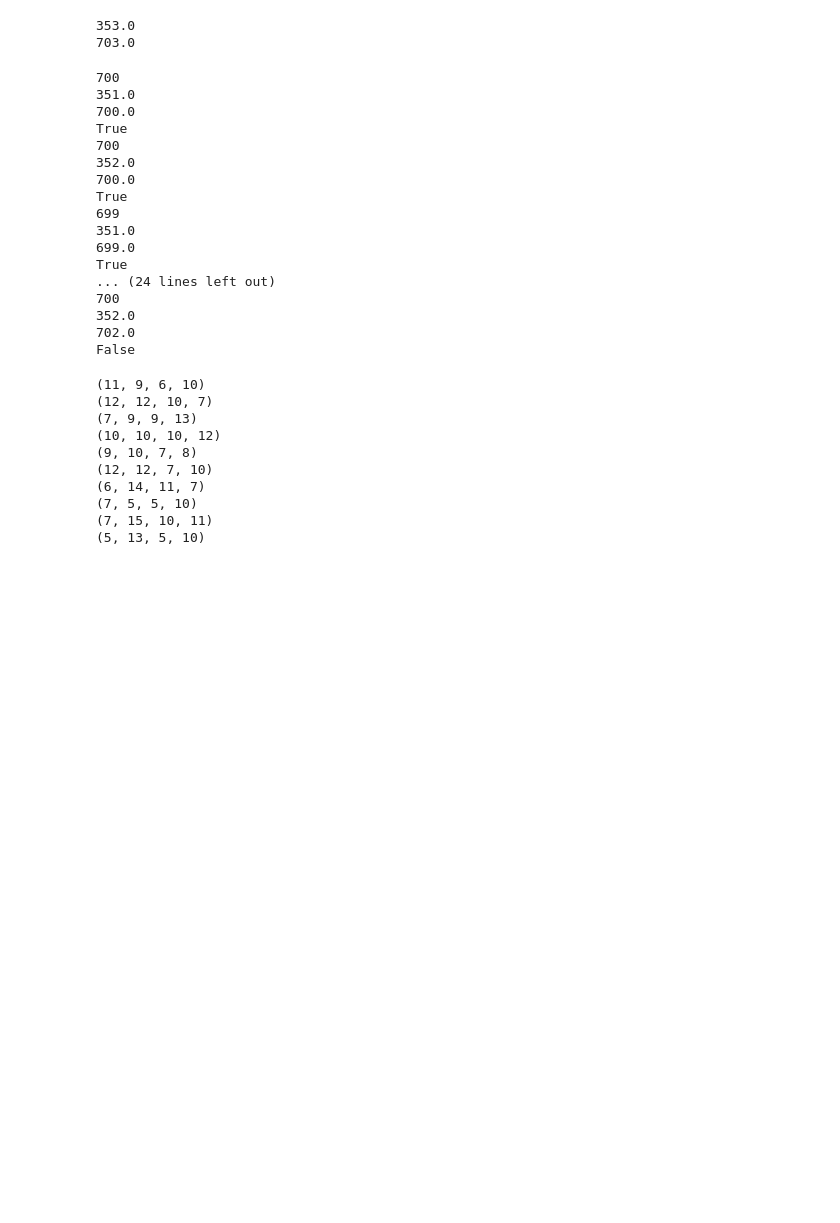
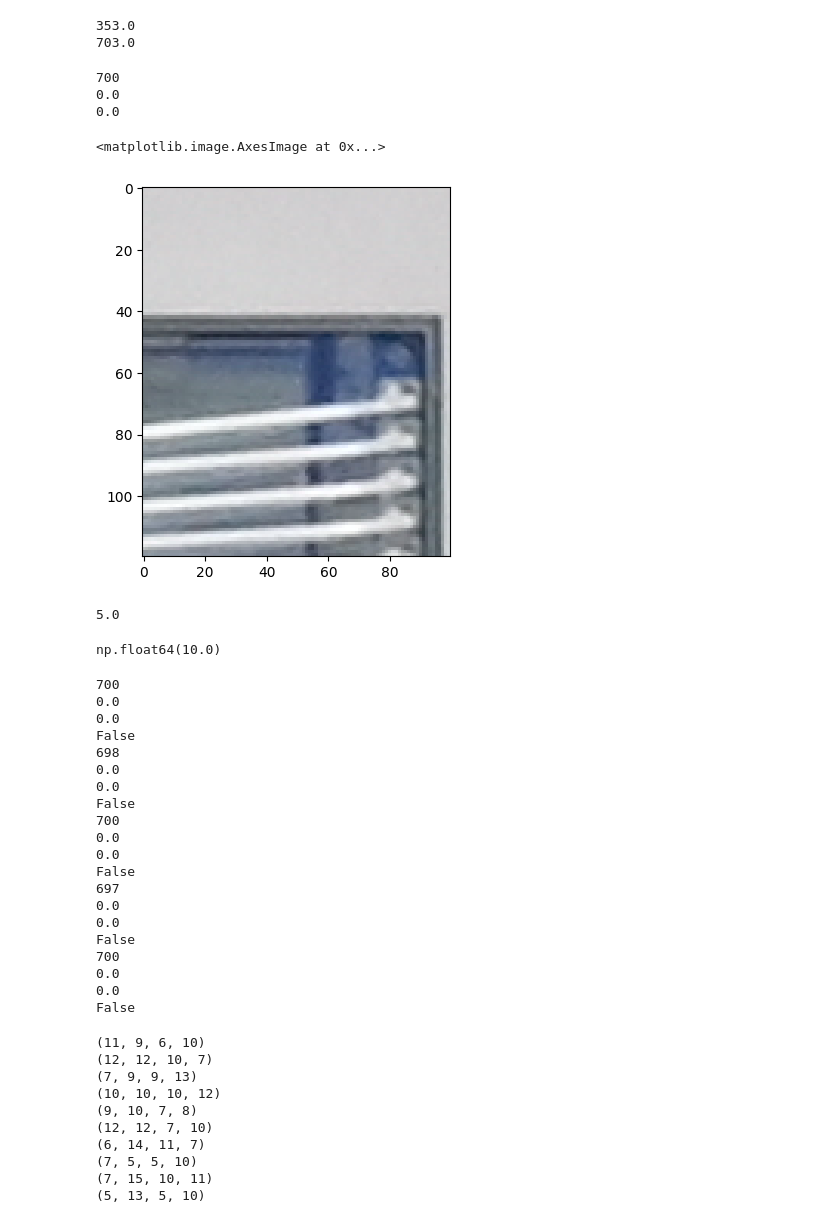
Before and after one commit to GabrielVandersippe/cern-cablage, a Jupyter notebook: lucas.ipynb, the cells around one changed output. Drawn from its saved outputs; the diff is of its cells as text; code cells hidden in the pictures; blank space fills up the shorter version.

Commit message:
trouver des cables pour crop

```diff
--- a/lucas.ipynb
+++ b/lucas.ipynb
@@ -46,7 +44,7 @@ def find_column_right(image):
 
 def count(image, column_left, column_right) :
     state = False
-    levels = np.arange(0.6, 1.0, 0.01)
+    levels = np.arange(0.7, 0.9, 0.01)
     counters = np.zeros(levels.shape[0])
     for j in range(levels.shape[0]) :
         for i in range(image.shape[0]) :
@@ -253,37 +251,55 @@ def crop_test_wire_number (file_name, data) :
     high, low = crop_lignes(image)
     left, right = crop_colonnes(image)
     image_crop = image[high:low, left:right]
+    grey_crop = cv2.cvtColor(image_crop, cv2.COLOR_BGR2GRAY)
+    bw_crop = cv2.threshold(grey_crop, 127,255,cv2.THRESH_BINARY_INV)[1]
     if (image_crop.shape[1] < 5700) :
-        real_nb = count(image_crop, column_left = 25 , column_right = image_crop.shape[1]-25)
+        real_nb = count(bw_crop, column_left = 25 , column_right = bw_crop.shape[1]-25)
     else :
-        real_nb = count(image_crop, column_left = 500 , column_right = image_crop.shape[1]-500)
+        real_nb = count(bw_crop, column_left = 500 , column_right = bw_crop.shape[1]-500)
     print(real_nb)
     return (expected_nb == real_nb)
+# %%
+test = crop_test_wire_number('P1018_20UPGM23211497_AfterWirebonding.jpg', data)
+# %% [output]
+700
+0.0
+0.0
+# %%
+plt.imshow(test[:120, test.shape[1]-100:])
+# %% [output]
+<matplotlib.image.AxesImage at 0x...>
+[figure, added]
+# %%
+count(test[:120, test.shape[1]-100:], 25, 75)
+# %% [output]
+5.0
+np.float64(10.0)
 # %%
 # test
 
-print(crop_test_wire_number('20UPGM23211355_PPPV2_46_AfterBonding.jpg', data))
+# print(crop_test_wire_number('20UPGM23211355_PPPV2_46_AfterBonding.jpg', data))
 # 6221 colonnes
 # OK avec +/- 500
 
-print(crop_test_wire_number('P1008_20UPGM23210595_AfterWirebonding.jpg', data))
+# print(crop_test_wire_number('P1008_20UPGM23210595_AfterWirebonding.jpg', data))
 # 5393 colonnes
-# OK avec +/- 100
+# OK avec +/- 25
 
-print(crop_test_wire_number('P1014_20UPGM23211689_AfterWirebonding.jpg', data))
+# print(crop_test_wire_number('P1014_20UPGM23211689_AfterWirebonding.jpg', data))
 # 5389 colonnes
-# OK avec +/- 100
+# OK avec +/- 25
 
-print(crop_test_wire_number('P1015_20UPGM23210321_AfterWirebonding.jpg', data))
+# print(crop_test_wire_number('P1015_20UPGM23210321_AfterWirebonding.jpg', data))
 # 5390 colonnes
-# OK avec +/- 100
+# OK avec +/- 25
 
-print(crop_test_wire_number('P1017_20UPGM23211308_AfterWirebonding.jpg', data))
+# print(crop_test_wire_number('P1017_20UPGM23211308_AfterWirebonding.jpg', data))
 # 5378 colonnes
-# OK avec +/- 100
+# OK avec +/- 25
 
 print(crop_test_wire_number('P1018_20UPGM23211497_AfterWirebonding.jpg', data))
-# Pb : 698 au lieu de 700
+# Pb : 702 au lieu de 700
 
 print(crop_test_wire_number('P1023_20UPGM23211432_AfterWirebonding.jpg', data))
 # Pb : 699 au lieu de 698
@@ -299,21 +315,24 @@ print(crop_test_wire_number('P1033_20UPGM23211444_AfterBonding.jpg', data))
 # OK avec +/- 100
 # %% [output]
 700
-351.0
-700.0
-True
+0.0
+0.0
+False
+698
+0.0
+0.0
+False
 700
-352.0
-700.0
-True
-699
-351.0
-699.0
-True
-... (24 lines left out)
+0.0
+0.0
+False
+697
+0.0
+0.0
+False
 700
-352.0
-702.0
+0.0
+0.0
 False
 # %%
 print(iref_trim('20UPGM23211355', data)) # 351 / 700
```
Also changed, not shown: parts of 6 cells of this notebook.
